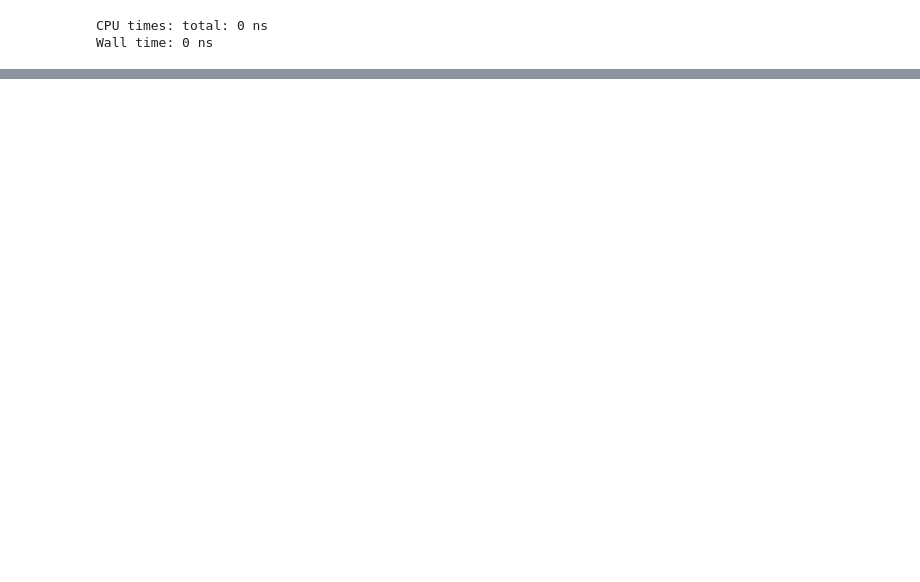
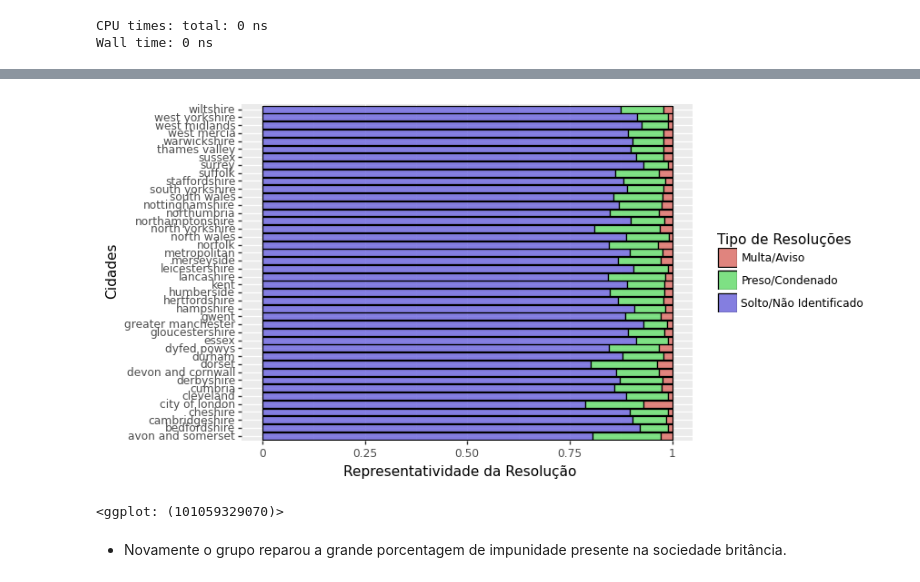
Before and after one commit to andreneustein/criminalida_uk, a Jupyter notebook: CrimesUK.ipynb, the cells around one changed output, grey strips where cells are left out. Cells and saved outputs as stored; diff of their text form; code cells hidden in the pictures; blank space fills up the shorter version.

```diff
--- a/CrimesUK.ipynb
+++ b/CrimesUK.ipynb
@@ -528,0 +659,6 @@ outcomes_repor = outcomes_repor.assign(
+# %%
+outcomes3 = outcomes2.assign(outcome_new = np.select([outcomes2.outcome.isin(multa_aviso),
+                                                      outcomes2.outcome.isin(solto_nid),
+                                                      outcomes2.outcome.isin(preso_cond)],
+                                                     ['Multa/Aviso', 'Solto/Não Identificado', 'Preso/Condenado']))
+outcomes3
@@ -528,0 +679,3 @@ outcomes_repor = outcomes_repor.assign(
+# %%
+outcomes3 = outcomes3.drop(['outcome','percent'], axis = 1)
+outcomes3
@@ -528,0 +700,6 @@ outcomes_repor = outcomes_repor.assign(
+# %%
+%time
+intermed = outcomes3.groupby(['cidade','outcome_new']).sum().reset_index()
+intermed = intermed.drop(['total'], axis = 1)
+outcomes_agg = intermed.merge(total_crime, left_on = 'cidade', right_on = 'cidade', how = 'left')
+outcomes_agg
@@ -528,0 +722,4 @@ outcomes_repor = outcomes_repor.assign(
+# %%
+%time
+outcomes_agg = outcomes_agg.assign(percent = outcomes_agg['count'].astype(int)/outcomes_agg.total.astype(int))
+outcomes_agg
@@ -528,0 +742,10 @@ outcomes_repor = outcomes_repor.assign(
+# %%
+(ggplot(outcomes_agg, aes(x = 'cidade', y = 'percent', fill = 'outcome_new')) +
+                       geom_col(color = 'black', position = 'fill', alpha = 0.75) +
+                       labs(x = 'Cidades', y = 'Representatividade da Resolução', fill = 'Tipo de Resoluções') +
+                       coord_flip())
+# %% [output]
+[figure, added]
+<ggplot: (101059329070)>
+# %% [markdown]
+- Novamente o grupo reparou a grande porcentagem de impunidade presente na sociedade britância.
```
Also changed, not shown: parts of 42 cells of this notebook.
